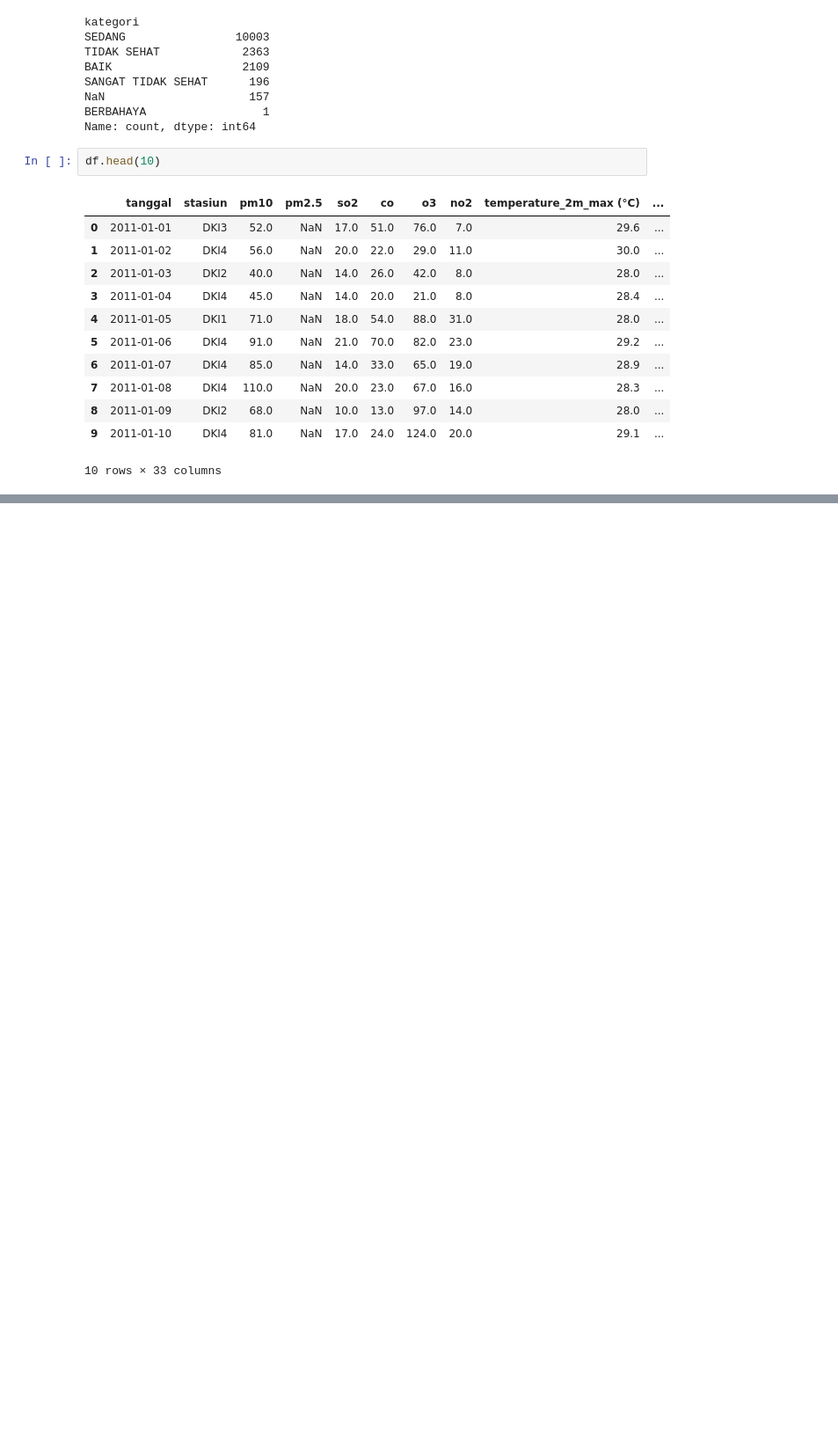
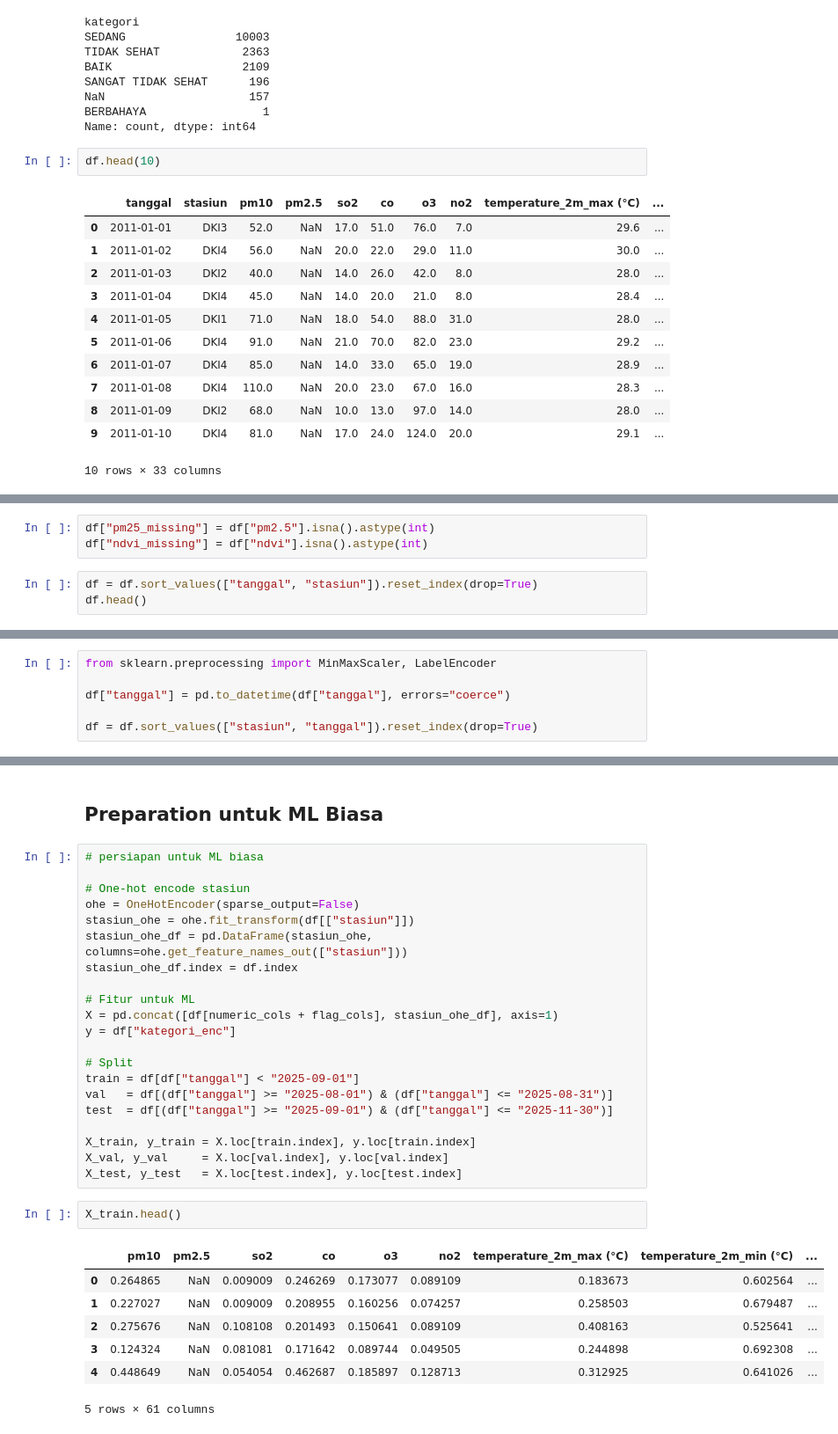
Before and after one commit to rovanwardana/hatikuKosongTakutDitanemSawit, a Jupyter notebook: notebook.ipynb, the cells around one changed output, grey strips where cells are left out. Shown at 88% size. Cells and saved outputs as stored; diff of their text form; blank space fills up the shorter version.

```diff
--- a/notebook.ipynb
+++ b/notebook.ipynb
@@ -634,0 +656,6 @@ df.head(10)
+# %%
+df["pm25_missing"] = df["pm2.5"].isna().astype(int)
+df["ndvi_missing"] = df["ndvi"].isna().astype(int)
+# %%
+df = df.sort_values(["tanggal", "stasiun"]).reset_index(drop=True)
+df.head()
@@ -634,0 +708,6 @@ df.head(10)
+# %%
+from sklearn.preprocessing import MinMaxScaler, LabelEncoder
+
+df["tanggal"] = pd.to_datetime(df["tanggal"], errors="coerce")
+
+df = df.sort_values(["stasiun", "tanggal"]).reset_index(drop=True)
@@ -634,0 +820,33 @@ df.head(10)
+# %% [markdown]
+## Preparation untuk ML Biasa
+# %%
+# persiapan untuk ML biasa
+
+# One-hot encode stasiun
+ohe = OneHotEncoder(sparse_output=False)
+stasiun_ohe = ohe.fit_transform(df[["stasiun"]])
+stasiun_ohe_df = pd.DataFrame(stasiun_ohe, columns=ohe.get_feature_names_out(["stasiun"]))
+stasiun_ohe_df.index = df.index
+
+# Fitur untuk ML
+X = pd.concat([df[numeric_cols + flag_cols], stasiun_ohe_df], axis=1)
+y = df["kategori_enc"]
+
+# Split
+train = df[df["tanggal"] < "2025-09-01"]
+val   = df[(df["tanggal"] >= "2025-08-01") & (df["tanggal"] <= "2025-08-31")]
+test  = df[(df["tanggal"] >= "2025-09-01") & (df["tanggal"] <= "2025-11-30")]
+
+X_train, y_train = X.loc[train.index], y.loc[train.index]
+X_val, y_val     = X.loc[val.index], y.loc[val.index]
+X_test, y_test   = X.loc[test.index], y.loc[test.index]
+# %%
+X_train.head()
+# %% [output]
+|  | pm10 | pm2.5 | so2 | co | o3 | no2 | temperature_2m_max (°C) | temperature_2m_min (°C) | ... |
+| 0 | 0.264865 | NaN | 0.009009 | 0.246269 | 0.173077 | 0.089109 | 0.183673 | 0.602564 | ... |
+| 1 | 0.227027 | NaN | 0.009009 | 0.208955 | 0.160256 | 0.074257 | 0.258503 | 0.679487 | ... |
+| 2 | 0.275676 | NaN | 0.108108 | 0.201493 | 0.150641 | 0.089109 | 0.408163 | 0.525641 | ... |
+| 3 | 0.124324 | NaN | 0.081081 | 0.171642 | 0.089744 | 0.049505 | 0.244898 | 0.692308 | ... |
+| 4 | 0.448649 | NaN | 0.054054 | 0.462687 | 0.185897 | 0.128713 | 0.312925 | 0.641026 | ... |
+5 rows × 61 columns
```
Also changed, not shown: parts of 14 cells of this notebook, 1 other file.
